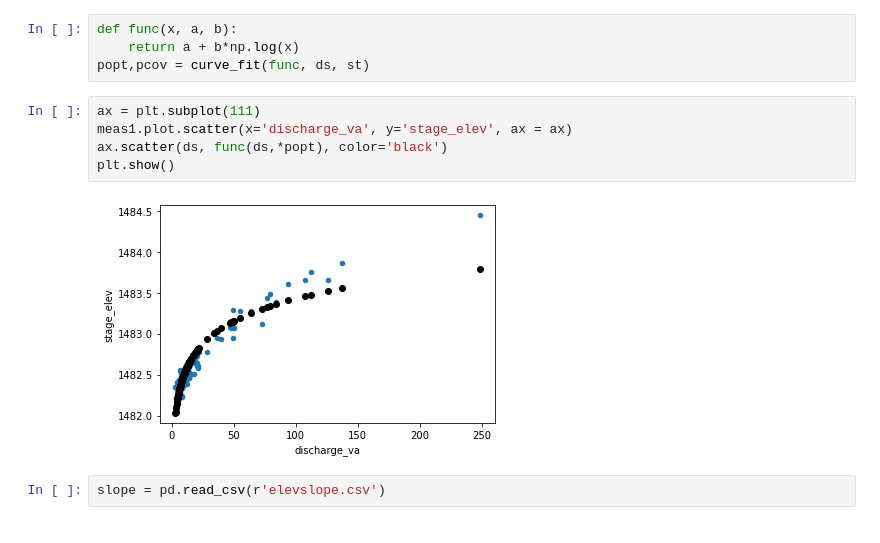
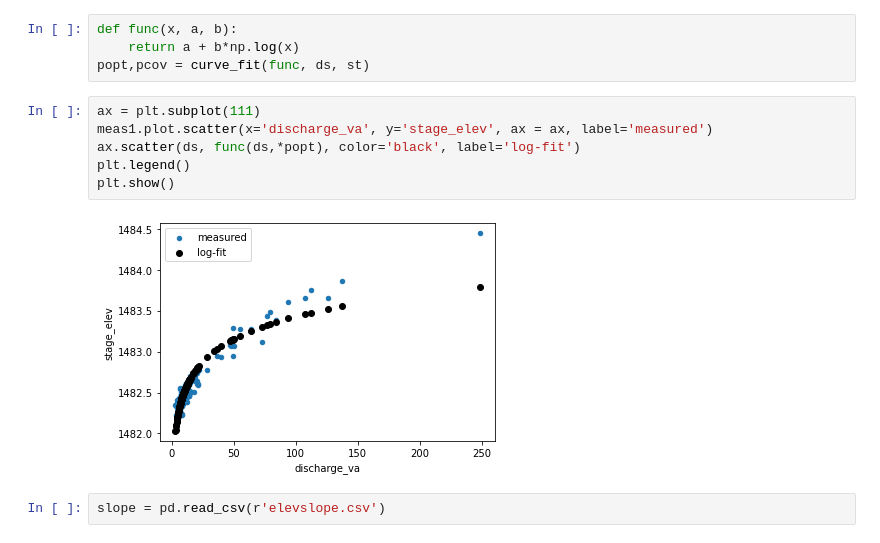
Before and after one commit to ACWI-SSWD/nldi_el_serv, a Jupyter notebook: notebook/NOAA_SRC_Demo_2021_18_02.ipynb, the cells around one changed output. Saved outputs shown, nothing was run; the diff lists cells and outputs as text.

```diff
--- a/notebook/NOAA_SRC_Demo_2021_18_02.ipynb
+++ b/notebook/NOAA_SRC_Demo_2021_18_02.ipynb
@@ -296,11 +299,12 @@ def func(x, a, b):
 popt,pcov = curve_fit(func, ds, st)
 # %%
 ax = plt.subplot(111)
-meas1.plot.scatter(x='discharge_va', y='stage_elev', ax = ax)
-ax.scatter(ds, func(ds,*popt), color='black')
+meas1.plot.scatter(x='discharge_va', y='stage_elev', ax = ax, label='measured')
+ax.scatter(ds, func(ds,*popt), color='black', label='log-fit')
+plt.legend()
 plt.show()
 # %% [output]
-[figure, old version]
+[figure, new version]
 # %%
 slope = pd.read_csv(r'elevslope.csv')
 # %%
```
Also changed, not shown: parts of 6 cells of this notebook.
